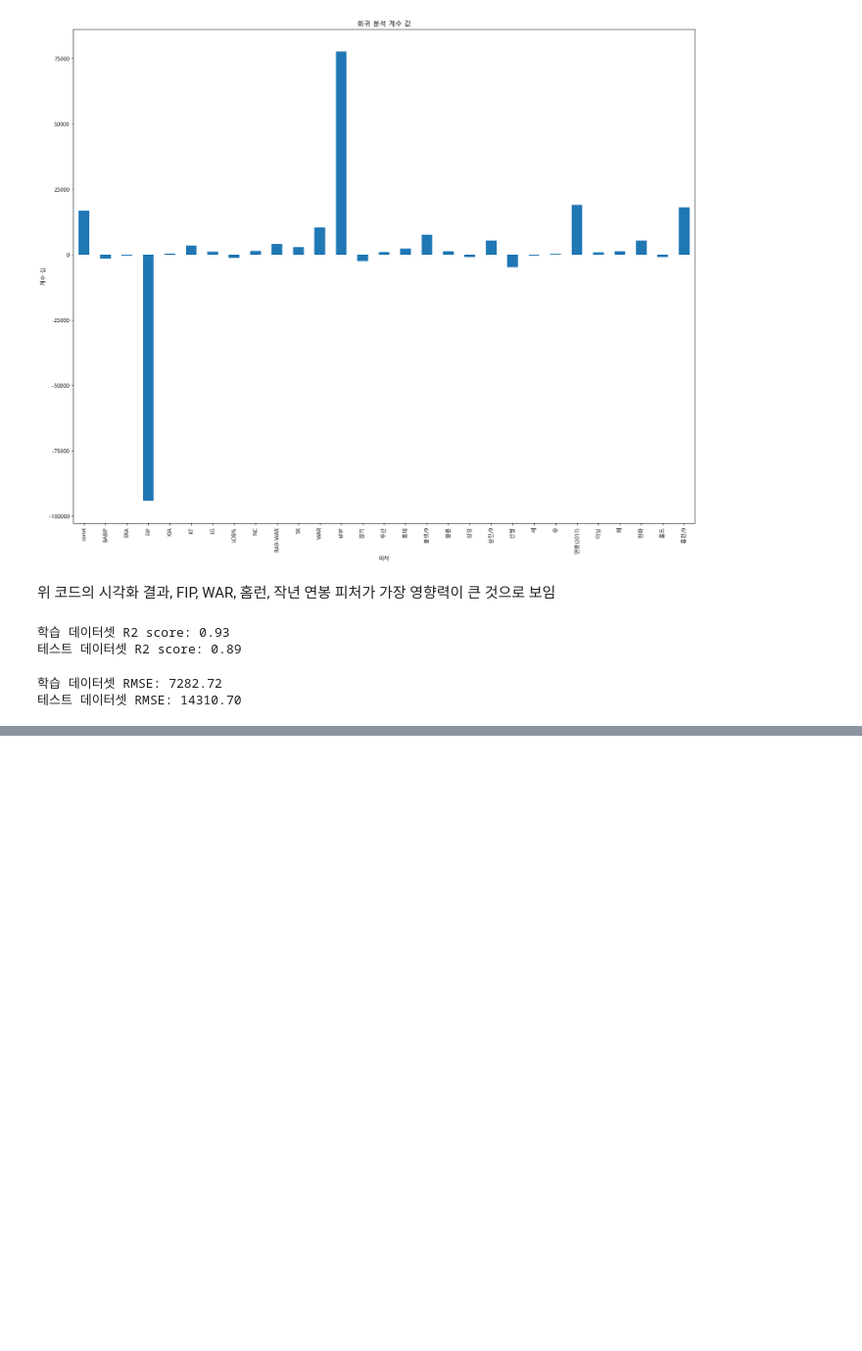
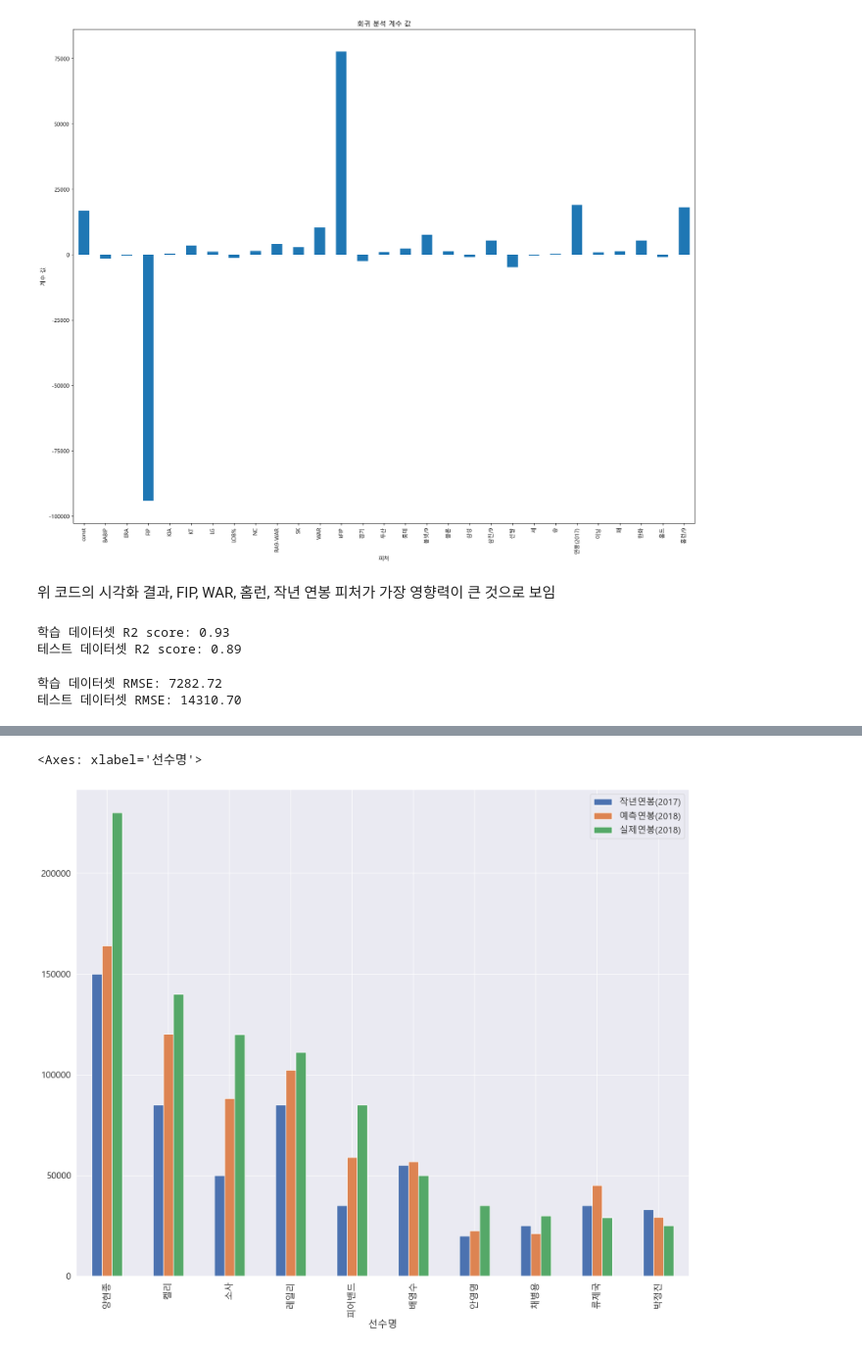
Before and after one commit to LEEJEHEON/Data_Analysis_Practice, a Jupyter notebook: 프로야구선수_다음해_연봉예측(연습)/code.ipynb, the cells around one changed output, grey strips where cells are left out. Shown: that part at 98% size. Saved outputs shown, nothing was run; the diff lists cells and outputs as text; code cells hidden in the pictures; blank space fills up the shorter version.

```diff
--- a/프로야구선수_다음해_연봉예측(연습)/code.ipynb
+++ b/프로야구선수_다음해_연봉예측(연습)/code.ipynb
@@ -285,0 +343,24 @@ ModuleNotFoundError: No module named 'seaborn'
+# %%
+# 예측연봉과 실제 연봉 비교
+
+# 2018년 연봉을 예측하여 데이터 프레임의 열로 생성
+x = picher_df[['FIP', 'WAR', '볼넷/9', '삼진/9', '연봉(2017)']]
+predict_2018_salary = lr_simple.predict(x)
+picher_df['예측연봉(2018)'] = pd.Series(predict_2018_salary)
+
+# 원래의 데이터 프레임을 다시 불러옴
+picher = pd.read_csv(picher_file_path)
+picher = picher[['선수명', '연봉(2017)']]
+
+# 원래의 데이터 프레임에 2018년 연봉 정보를 합침
+result_df = picher_df.sort_values(by=['y'], ascending=False)
+result_df.drop(['연봉(2017)'], axis=1, inplace=True, errors='ignore')
+result_df = result_df.merge(picher, how='left', on=['선수명'])
+result_df = result_df[['선수명', 'y','예측연봉(2018)', '연봉(2017)']]
+result_df.columns = ['선수명', '실제연봉(2018)', '예측연봉(2018)', '작년연봉(2017)']
+
+# 재계약하여 연봉이 변화한 선수만을 대상으로 관찰
+result_df = result_df[result_df['작년연봉(2017)'] != result_df['실제연봉(2018)']]
+result_df = result_df.reset_index()
+result_df = result_df.iloc[:10,:]
+result_df.head(10)
@@ -285,0 +379,7 @@ ModuleNotFoundError: No module named 'seaborn'
+# %%
+# 선수별 연봉 정보 (작년연봉, 예측연봉, 실제연봉)를 막대 그래프로 출력
+mpl.rc('font', family='Malgun Gothic')
+result_df.plot(x='선수명', y=['작년연봉(2017)', '예측연봉(2018)', '실제연봉(2018)'], kind='bar')
+# %% [output]
+<Axes: xlabel='선수명'>
+[figure, added]
```
Also changed, not shown: parts of 5 cells of this notebook.
